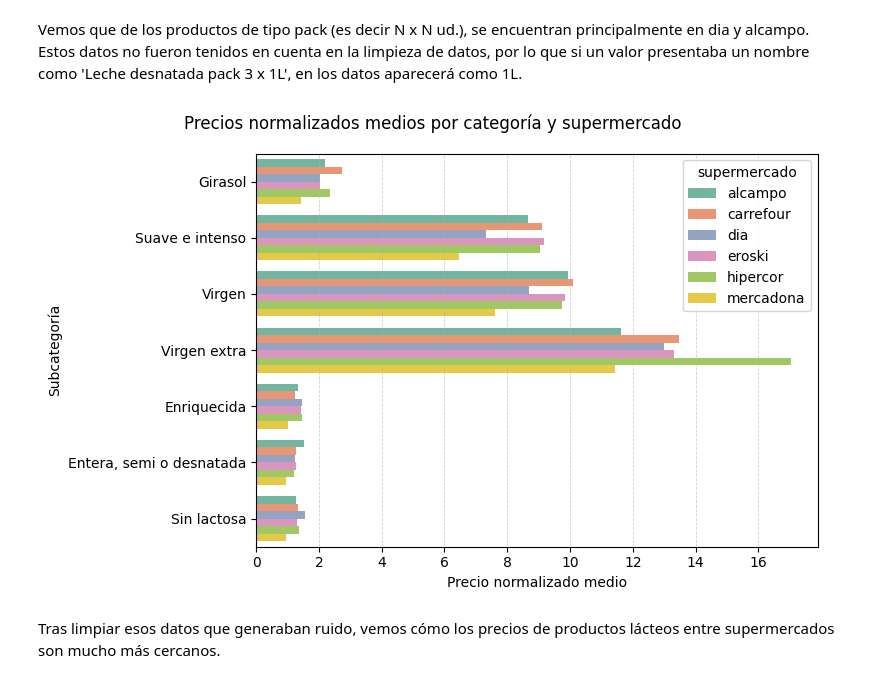
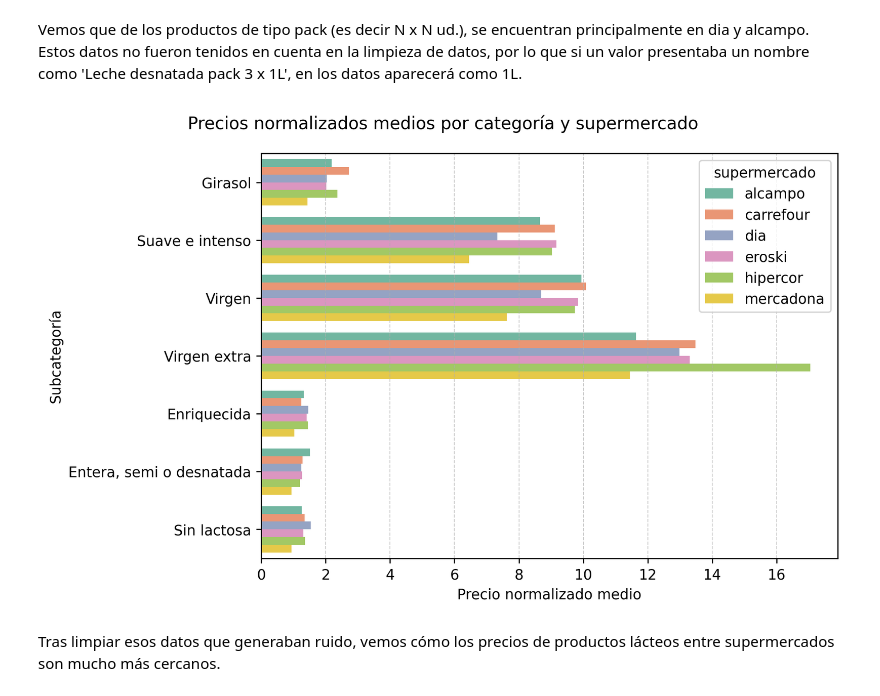
Before and after one commit to yanruwu/Proyecto4-Analisis-Supermercados, a Jupyter notebook: notebooks/3-analysis.ipynb, the cells around one changed output. Cells and saved outputs as stored; diff of their text form; code cells hidden in the pictures.

```diff
--- a/notebooks/3-analysis.ipynb
+++ b/notebooks/3-analysis.ipynb
@@ -533,16 +533,16 @@ indices_pack = precios_ps_no_outliers[precios_ps_no_outliers["nombre_producto"].
 precios_ps_no_outliers2 = precios_ps_no_outliers.drop(index = indices_pack)
 medias_precios_norm2 = precios_ps_no_outliers2.groupby(["categoria","subcategoria", "supermercado"])["precio_norm"].mean()
 # %%
-plt.figure(figsize=(8,5))
+plt.figure(figsize=(8,5), dpi = 250)
 plt.grid(ls = "--", lw = 0.6, alpha = 0.6)
 plt.suptitle("Precios normalizados medios por categoría y supermercado")
 sns.barplot(medias_precios_norm2.reset_index(), y = "subcategoria", x = "precio_norm",
             hue = "supermercado", palette="Set2")
 plt.xlabel("Precio normalizado medio")
 plt.ylabel("Subcategoría")
 plt.tight_layout()
 plt.show()
 # %% [output]
-[figure, old version]
+[figure, new version]
 # %% [markdown]
 Tras limpiar esos datos que generaban ruido, vemos cómo los precios de productos lácteos entre supermercados son mucho más cercanos.
```
Also changed, not shown: parts of 4 cells of this notebook, 10 other files.
